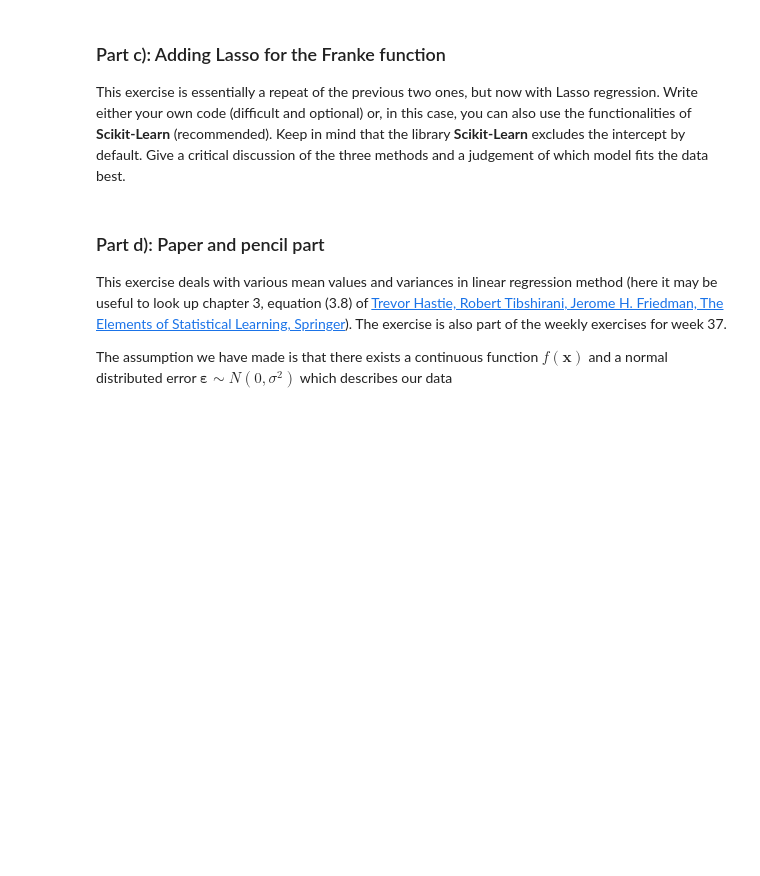
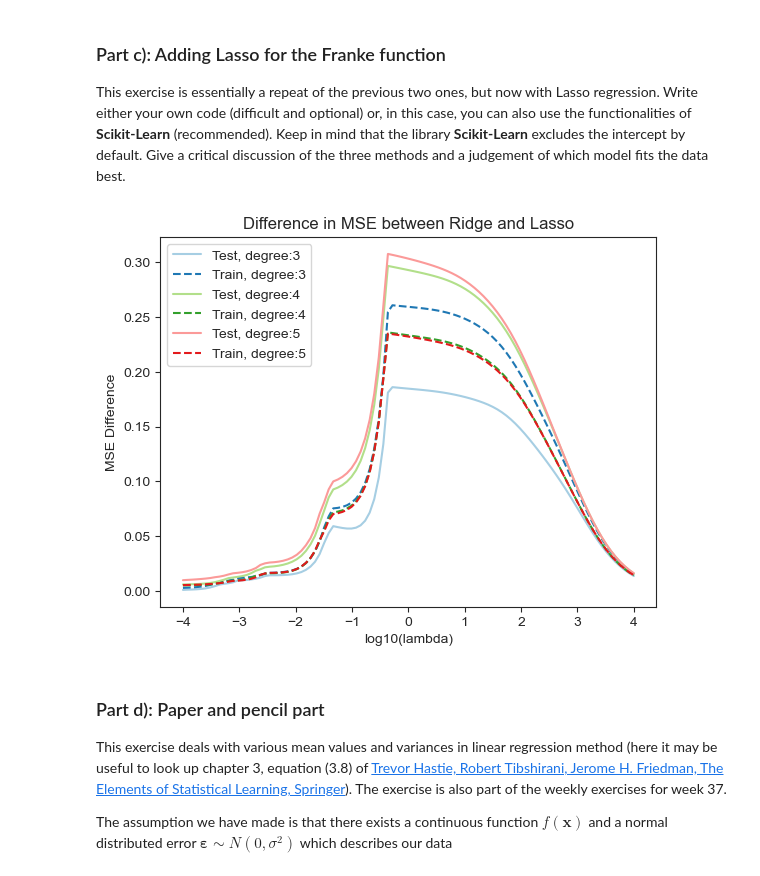
Before and after one commit to krisvals/FYS4155_Projects, a Jupyter notebook: Project1/Project1.ipynb, the cells around one changed output. Cells and saved outputs as stored; diff of their text form; code cells hidden in the pictures; blank space fills up the shorter version.

```diff
--- a/Project1/Project1.ipynb
+++ b/Project1/Project1.ipynb
@@ -366,6 +566,104 @@ you can also use the functionalities of **Scikit-Learn** (recommended). Keep in
 Give a
 critical discussion of the three methods and a judgement of which
 model fits the data best.
+# %%
+import os
+import numpy as np
+import pandas as pd
+import matplotlib.pyplot as plt
+from sklearn import linear_model
+from mpl_toolkits.mplot3d import Axes3D
+import matplotlib.pyplot as plt
+from matplotlib import cm
+from matplotlib.ticker import LinearLocator, FormatStrFormatter
+import numpy as np
+from random import random, seed
+from sklearn.model_selection import train_test_split
+import seaborn as sns
+sns.set_style("ticks")
+palette = sns.color_palette("Paired")
+sns.set_palette(palette)
+
+# Making the R2 and MSE functions
+def R2(y_data, y_model):
+    return 1 - np.sum((y_data - y_model) ** 2) / np.sum((y_data - np.mean(y_data)) ** 2)
+def MSE(y_data,y_model):
+    n = np.size(y_model)
+    return np.sum((y_data-y_model)**2)/n
+
+# Generating the data set
+x = np.arange(0, 1, 0.05)
+y = np.arange(0, 1, 0.05)
+x, y = np.meshgrid(x, y)
+def FrankeFunction(x, y):
+    term1 = 0.75 * np.exp(-(0.25 * (9 * x - 2) ** 2) - 0.25 * ((9 * y - 2) ** 2))
+    term2 = 0.75 * np.exp(-((9 * x + 1) ** 2) / 49.0 - 0.1 * (9 * y + 1))
+    term3 = 0.5 * np.exp(-(9 * x - 7) ** 2 / 4.0 - 0.25 * ((9 * y - 3) ** 2))
+    term4 = -0.2 * np.exp(-(9 * x - 4) ** 2 - (9 * y - 7) ** 2)
+    return term1 + term2 + term3 + term4
+
+noise = 0
+z = FrankeFunction(x, y) + noise * np.random.randn(20) # the additional term is the noise. Adjust the factor by a small number (<<1)
+
+# Making the data into lists
+x_flat = x.flatten()
+y_flat = y.flatten()
+z_flat = z.flatten()
+
+def fit(degree_x, degree_y):
+    X = np.zeros((len(x_flat), (degree_x+1)*(degree_y+1)))
+    col_idx = 0
+    for i in range(degree_x + 1):
+        for j in range(degree_y + 1):
+            X[:, col_idx] = x_flat**i * y_flat**j
+            col_idx += 1
+    X_train, X_test, z_train, z_test = train_test_split(X, z_flat, test_size=0.2)
+    I = np.eye((degree_x+1)*(degree_y+1),(degree_x+1)*(degree_y+1))
+    nlambdas = 100
+    MSERidgePredict = np.zeros(nlambdas)
+    MSERidgeTrain = np.zeros(nlambdas)
+    MSELassoPredict = np.zeros(nlambdas)
+    MSELassoTrain = np.zeros(nlambdas)
+    MSEdiffPredict = np.zeros(nlambdas)
+    MSEdiffTrain = np.zeros(nlambdas)
+
+    lambdas = np.logspace(-4, 4, nlambdas)
+    for i in range(nlambdas):
+        lmb = lambdas[i]
+
+        #Ridge
+        Ridgebeta = np.linalg.inv(X_train.T @ X_train+lmb*I) @ X_train.T @ z_train
+        ztildeRidge = X_train @ Ridgebeta
+        zpredictRidge = X_test @ Ridgebeta
+        MSERidgePredict[i] = MSE(z_test, zpredictRidge)
+        MSERidgeTrain[i] = MSE(z_train, ztildeRidge)
+
+        #Lasso
+        RegLasso = linear_model.Lasso(lmb,fit_intercept=False)
+        RegLasso.fit(X_train, z_train)
+        ztildeLasso = RegLasso.predict(X_train)
+        zpredictLasso = RegLasso.predict(X_test)
+        MSELassoPredict[i] = MSE(z_test,zpredictLasso)
+        MSELassoTrain[i] = MSE(z_train,ztildeLasso)
+
+        #Difference
+        MSEdiffPredict[i] = MSELassoPredict[i] - MSERidgePredict[i]
+        MSEdiffTrain[i] = MSELassoTrain[i] - MSERidgeTrain[i]
+
+    #Plotting
+    plt.plot(np.log10(lambdas), MSEdiffPredict, label = 'Test, degree:' + str(degree_x))
+    plt.plot(np.log10(lambdas), MSEdiffTrain, linestyle = '--', label = 'Train, degree:' + str(degree_x))
+
+fit(3,3)
+fit(4,4)
+fit(5,5)
+plt.xlabel('log10(lambda)')
+plt.ylabel('MSE Difference')
+plt.title('Difference in MSE between Ridge and Lasso')
+plt.legend()
+plt.show()
+# %% [output]
+[figure, added]
 # %% [markdown]
 ### Part d): Paper and pencil part
 
```
Also changed, not shown: parts of 6 cells of this notebook.
